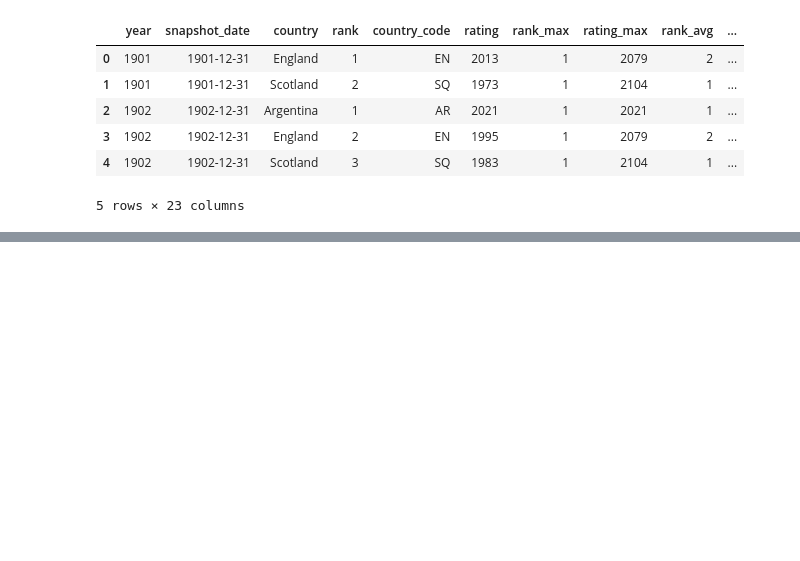
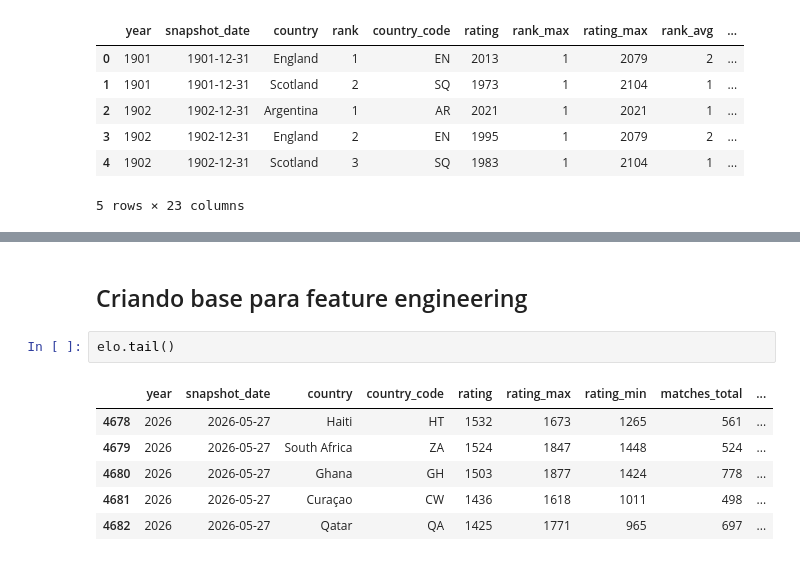
Before and after one commit to rafabandoni/world-cup-2026-predict, a Jupyter notebook: notebooks/eda.ipynb, the cells around one changed output, grey strips where cells are left out. Cells and saved outputs as stored; diff of their text form; blank space fills up the shorter version.

Commit message:
primeiras avaliações da base de lo

```diff
--- a/notebooks/eda.ipynb
+++ b/notebooks/eda.ipynb
@@ -41,0 +134,11 @@ data[data['country']=='England']
+# %% [markdown]
+## Criando base para feature engineering
+# %%
+elo.tail()
+# %% [output]
+|  | year | snapshot_date | country | country_code | rating | rating_max | rating_min | matches_total | ... |
+| 4678 | 2026 | 2026-05-27 | Haiti | HT | 1532 | 1673 | 1265 | 561 | ... |
+| 4679 | 2026 | 2026-05-27 | South Africa | ZA | 1524 | 1847 | 1448 | 524 | ... |
+| 4680 | 2026 | 2026-05-27 | Ghana | GH | 1503 | 1877 | 1424 | 778 | ... |
+| 4681 | 2026 | 2026-05-27 | Curaçao | CW | 1436 | 1618 | 1011 | 498 | ... |
+| 4682 | 2026 | 2026-05-27 | Qatar | QA | 1425 | 1771 | 965 | 697 | ... |
```
Also changed, not shown: parts of 8 cells of this notebook.
